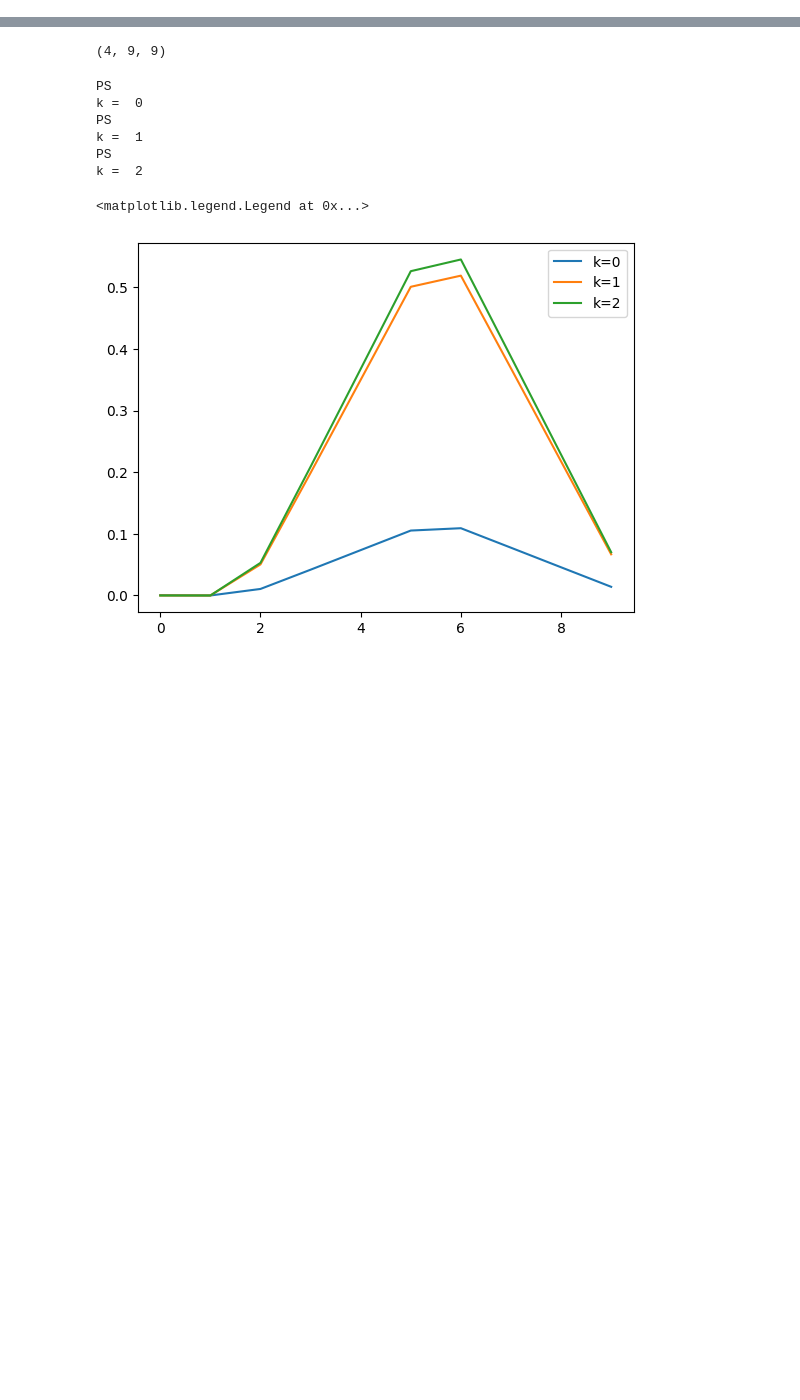
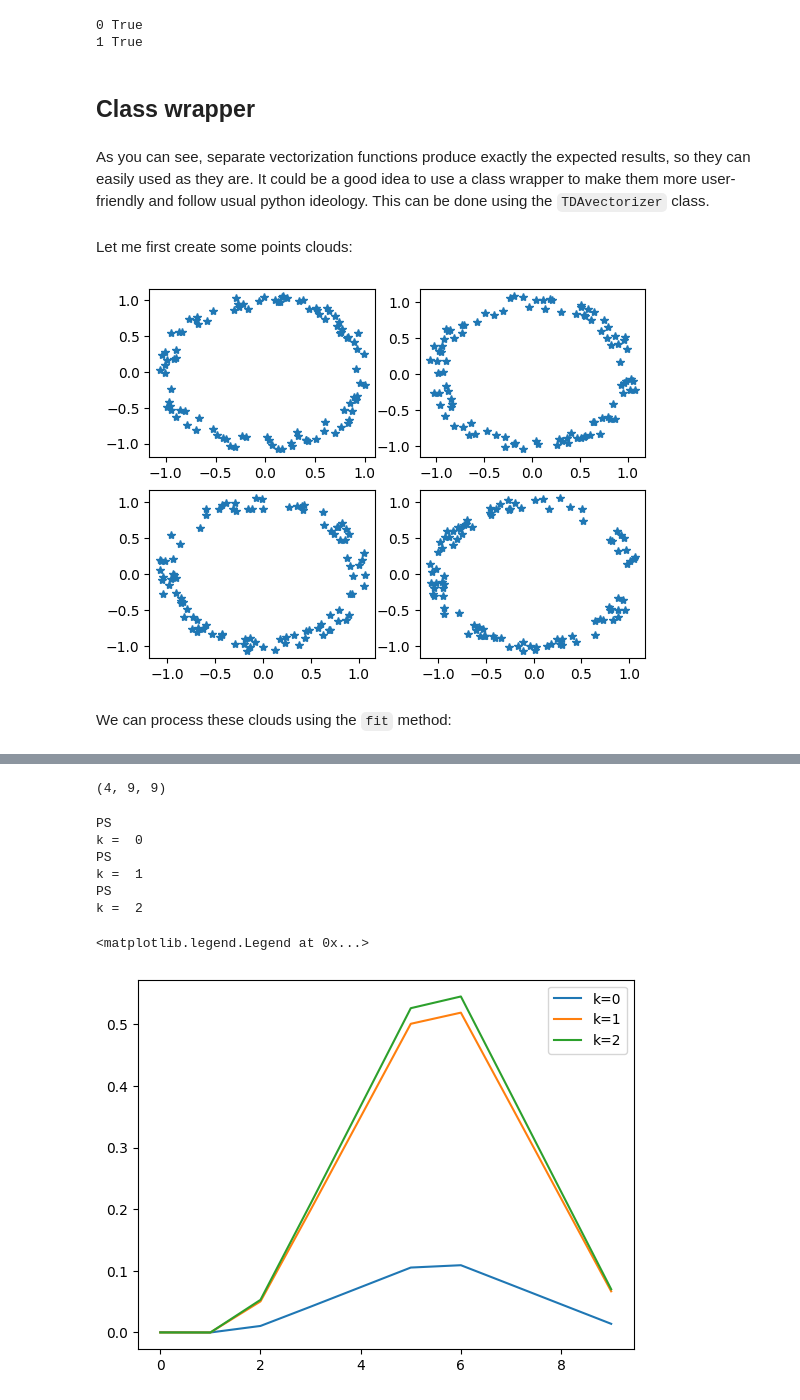
Before and after one commit to ALuchinsky/vpb_python, a Jupyter notebook: python/test_TDAvectorizer.ipynb, the cells around one changed output, grey strips where cells are left out. Cells and saved outputs as stored; diff of their text form; code cells hidden in the pictures; blank space fills up the shorter version.

```diff
--- a/python/test_TDAvectorizer.ipynb
+++ b/python/test_TDAvectorizer.ipynb
@@ -16,0 +132,28 @@ len(vect.diags)
+# %%
+resB, resP = 5, 5
+#
+minPH0, maxPH0 = np.min(PD[0][:,1]), np.max(PD[0][:,1])
+ySeqH0 = np.linspace(minPH0, maxPH0, resP+1)
+xSeqH0 = np.zeros( resB+1)
+
+minBH1, maxBH1 = np.min(PD[1][:,0]), np.max(PD[1][:,0])
+xSeqH1 = np.linspace(minBH1, maxBH1, resB+1)
+minPH1, maxPH1 = np.min(PD[1][:,1]), np.max(PD[1][:,1])
+ySeqH1 = np.linspace(minPH1, maxPH1, resP+1)
+
+sigma = 0.5*(maxPH0-minPH0)/resP
+pi0 = computePI(PD, homDim = 0, xSeq = xSeqH0, ySeq = ySeqH0, sigma = sigma)
+pi0_R = np.loadtxt("../R/pi_0.csv", skiprows=1)
+print(0, np.allclose(pi0, pi0_R))
+
+sigma = 0.5*(maxPH1-minPH1)/resP
+pi1 = computePI(PD, homDim = 1, xSeq = xSeqH1, ySeq = ySeqH1, sigma = sigma)
+pi1_R = np.loadtxt("../R/pi_1.csv", skiprows=1)
+print(1, np.allclose(pi1, pi1_R))
+# %% [output]
+0 True
+1 True
+# %% [markdown]
+## Class wrapper
+# %% [markdown]
+As you can see, separate vectorization functions produce exactly the expected results, so they can easily used as they are. It could be a good idea to use a class wrapper to make them more user-friendly and follow usual python ideology. This can be done using the `TDAvectorizer` class.
@@ -16,0 +162,14 @@ len(vect.diags)
+# %% [markdown]
+Let me first create some points clouds:
+# %%
+
+clouds = []
+for i in range(4):
+    clouds = clouds + [vect.createEllipse()]
+for i in range(4):
+    ax = plt.subplot(2, 2, i+1)
+    ax.plot( clouds[i][:,0], clouds[i][:,1], "*")
+# %% [output]
+[figure, added]
+# %% [markdown]
+We can process these clouds using the `fit` method:
```
Also changed, not shown: parts of 30 cells of this notebook.
